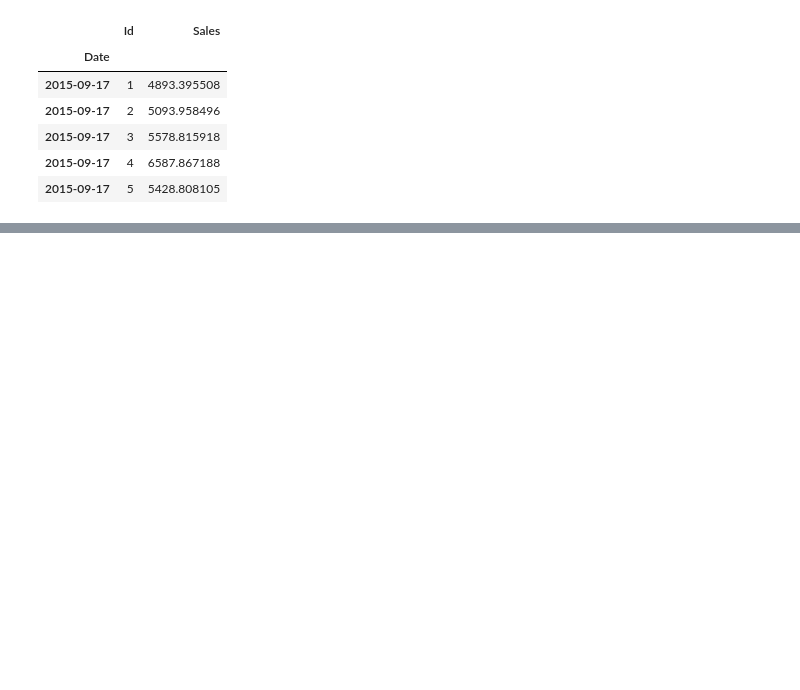
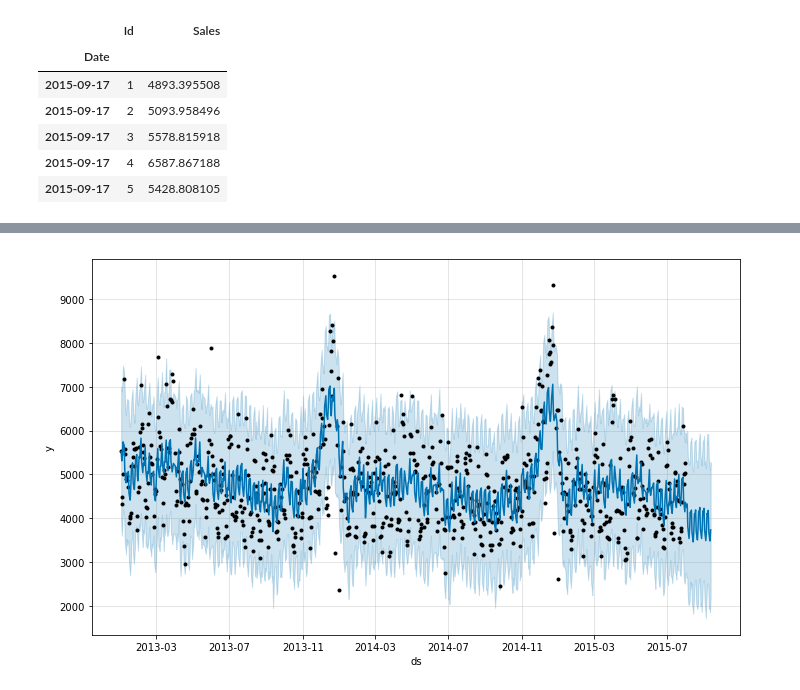
Before and after one commit to Albinamkh21/ds_hw, a Jupyter notebook: demand_prediction.ipynb, the cells around one changed output, grey strips where cells are left out. Cells and saved outputs as stored; diff of their text form; code cells hidden in the pictures; blank space fills up the shorter version.

```diff
--- a/demand_prediction.ipynb
+++ b/demand_prediction.ipynb
@@ -874,0 +996,14 @@ forecasts.head()
+# %%
+df['Date'] = pd.DatetimeIndex(df.index)
+# %%
+# выберем выходные
+state_dates = df[(df.StateHoliday == 'a') | (df.StateHoliday == 'b') & (df.StateHoliday == 'c')].loc[:, 'Date'].values
+school_dates = df[df.SchoolHoliday == 1].loc[:, 'Date'].values
+
+state = pd.DataFrame({'holiday': 'state_holiday',
+                      'ds': pd.to_datetime(state_dates)})
+school = pd.DataFrame({'holiday': 'school_holiday',
+                      'ds': pd.to_datetime(school_dates)})
+
+holidays = pd.concat((state, school))
+holidays.head()
@@ -874,0 +1026,11 @@ forecasts.head()
+# %%
+# set the uncertainty interval to 95% (the Prophet default is 80%)
+my_model = Prophet(interval_width = 0.95,
+                   holidays = holidays)
+my_model.fit(sales)
+
+# dataframe that extends into future 6 weeks
+future_dates = my_model.make_future_dataframe(periods = 6*7)
+
+print("Прогноз на неделю.")
+future_dates.tail(7)
@@ -874,0 +1048,6 @@ forecasts.head()
+# %%
+# прогноз
+forecast = my_model.predict(future_dates)
+
+# прогнозируем последнюю неделю
+forecast[['ds', 'yhat', 'yhat_lower', 'yhat_upper']].tail(7)
@@ -874,0 +1065,5 @@ forecasts.head()
+# %%
+# visualizing predicions
+my_model.plot(forecast);
+# %% [output]
+[figure, added]
```
Also changed, not shown: parts of 44 cells of this notebook.
